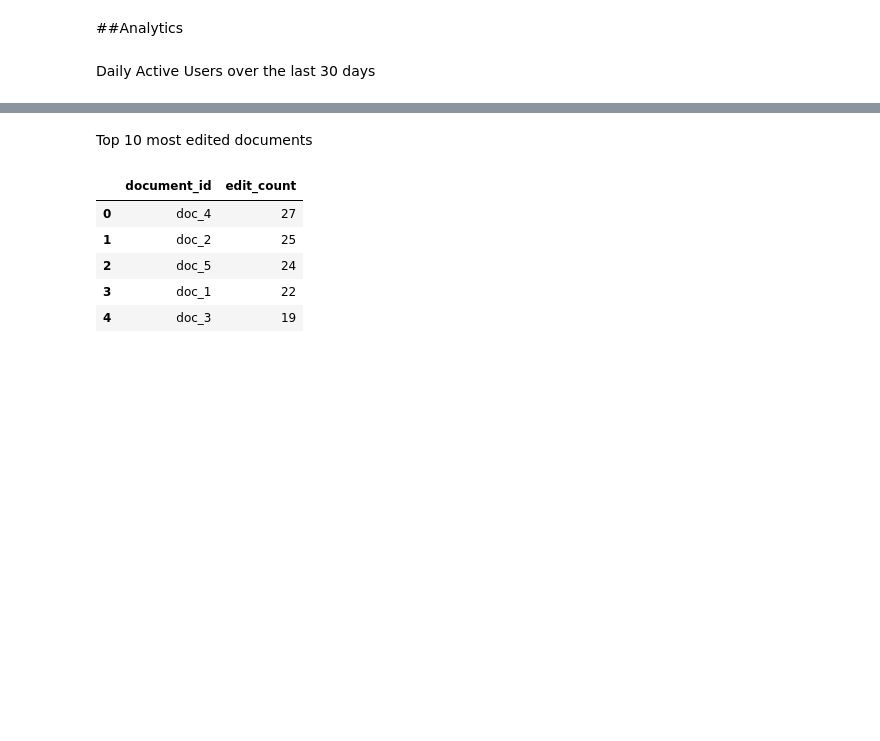
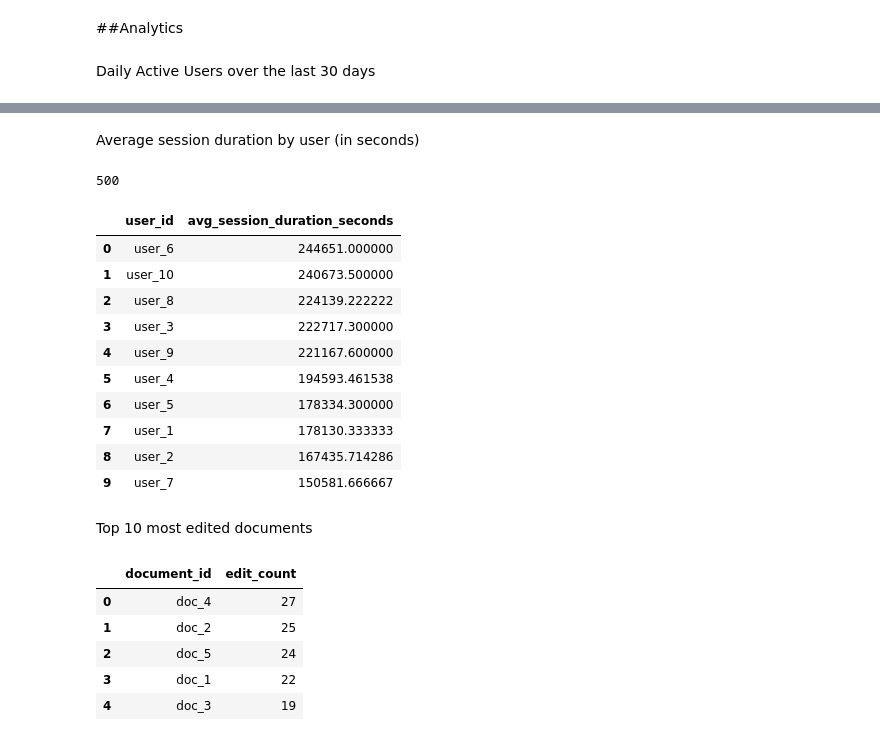
Before and after one commit to mattcattaneo21/data-eng-challenge, a Jupyter notebook: data_eng_challenge.ipynb, the cells around one changed output, grey strips where cells are left out. Drawn from its saved outputs; the diff is of its cells as text; code cells hidden in the pictures; blank space fills up the shorter version.

```diff
--- a/data_eng_challenge.ipynb
+++ b/data_eng_challenge.ipynb
@@ -218,3 +248,38 @@ pd.read_sql_query(query, conn)
+# %% [markdown]
+Average session duration by user (in seconds)
+# %%
+# Convert session_duration to seconds directly (overwrite the column)
+events_df['session_duration'] = pd.to_timedelta(events_df['session_duration']).dt.total_seconds()
+
+# Save to SQLite (this will store session_duration as a float in seconds)
+events_df.to_sql('events', conn, if_exists='replace', index=False)
+# %% [output]
+500
+# %%
+query = """
+SELECT
+    user_id,
+    AVG(session_duration) AS avg_session_duration_seconds
+FROM events
+WHERE session_duration IS NOT NULL
+GROUP BY user_id
+ORDER BY avg_session_duration_seconds DESC
+LIMIT 10;
+"""
+
+pd.read_sql_query(query, conn)
+# %% [output]
+|  | user_id | avg_session_duration_seconds |
+| 0 | user_6 | 244651.000000 |
+| 1 | user_10 | 240673.500000 |
+| 2 | user_8 | 224139.222222 |
+| 3 | user_3 | 222717.300000 |
+| 4 | user_9 | 221167.600000 |
+| 5 | user_4 | 194593.461538 |
+| 6 | user_5 | 178334.300000 |
+| 7 | user_1 | 178130.333333 |
+| 8 | user_2 | 167435.714286 |
+| 9 | user_7 | 150581.666667 |
 # %% [markdown]
 Top 10 most edited documents
 # %%
```
Also changed, not shown: parts of 24 cells of this notebook.
